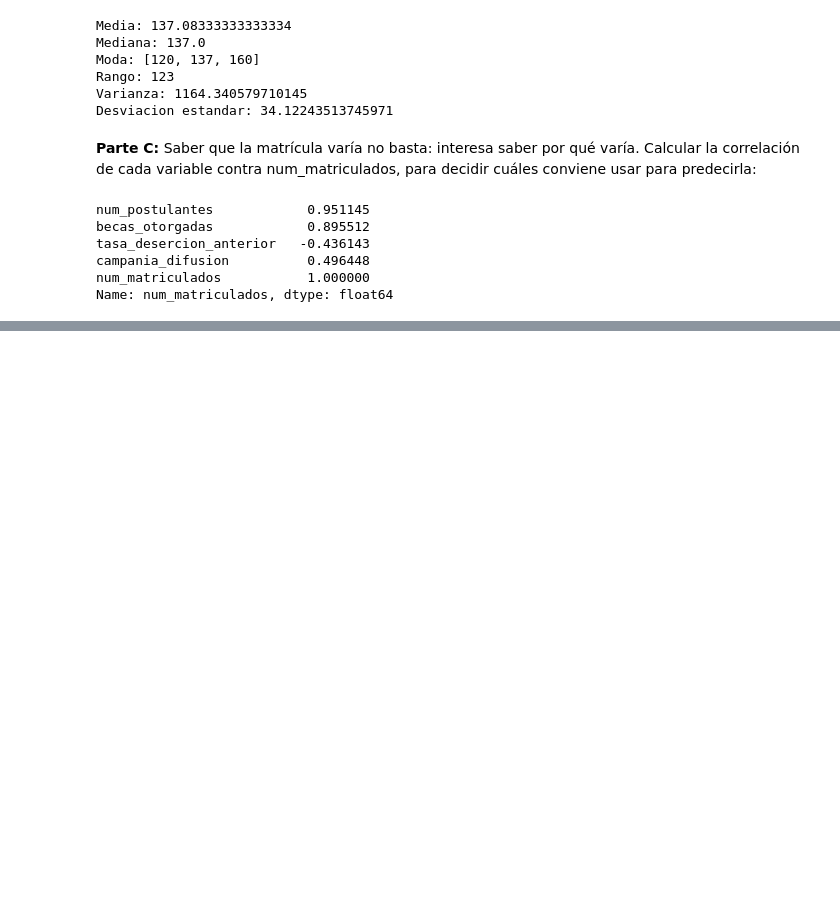
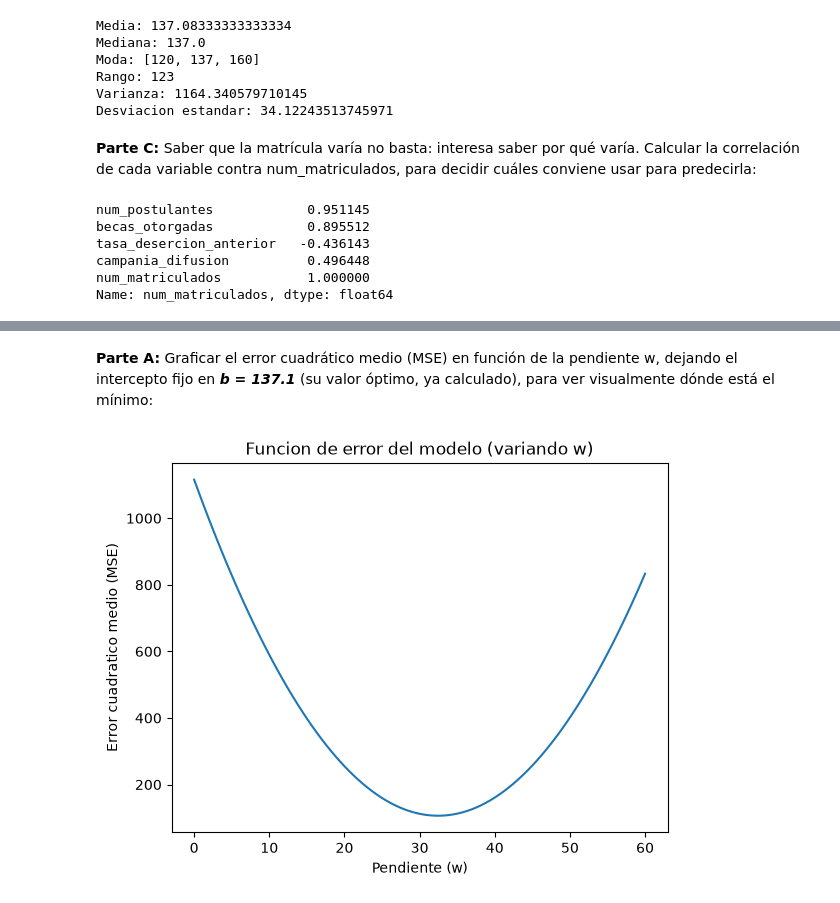
Before and after one commit to dear-alina/IS-484-LAB001-VIERNES-ARANGO, a Jupyter notebook: IS484_Lab03_Arango.ipynb, the cells around one changed output, grey strips where cells are left out. Drawn from its saved outputs; the diff is of its cells as text; code cells hidden in the pictures; blank space fills up the shorter version.

Commit message:
Agregando Parte A de 4.3

```diff
--- a/IS484_Lab03_Arango.ipynb
+++ b/IS484_Lab03_Arango.ipynb
@@ -60,0 +68,23 @@ Name: num_matriculados, dtype: float64
+# %%
+postulantes = matricula["num_postulantes"]
+postulantes_norm = (postulantes - postulantes.mean()) / postulantes.std()
+matriculados = matricula["num_matriculados"].astype(float)
+# %% [markdown]
+**Parte A:** Graficar el error cuadrático medio (MSE) en función de la pendiente w, dejando el
+intercepto fijo en _**b = 137.1**_ (su valor óptimo, ya calculado), para ver visualmente dónde está el
+mínimo:
+# %%
+b_fijo = 137.1
+valores_w = np.linspace(0, 60, 100)
+errores = []
+for w in valores_w:
+    prediccion = w * postulantes_norm + b_fijo
+    mse = np.mean((prediccion - matriculados) ** 2)
+    errores.append(mse)
+plt.plot(valores_w, errores)
+plt.xlabel("Pendiente (w)")
+plt.ylabel("Error cuadratico medio (MSE)")
+plt.title("Funcion de error del modelo (variando w)")
+plt.show()
+# %% [output]
+[figure, added]
```
Also changed, not shown: parts of 1 cell of this notebook.
